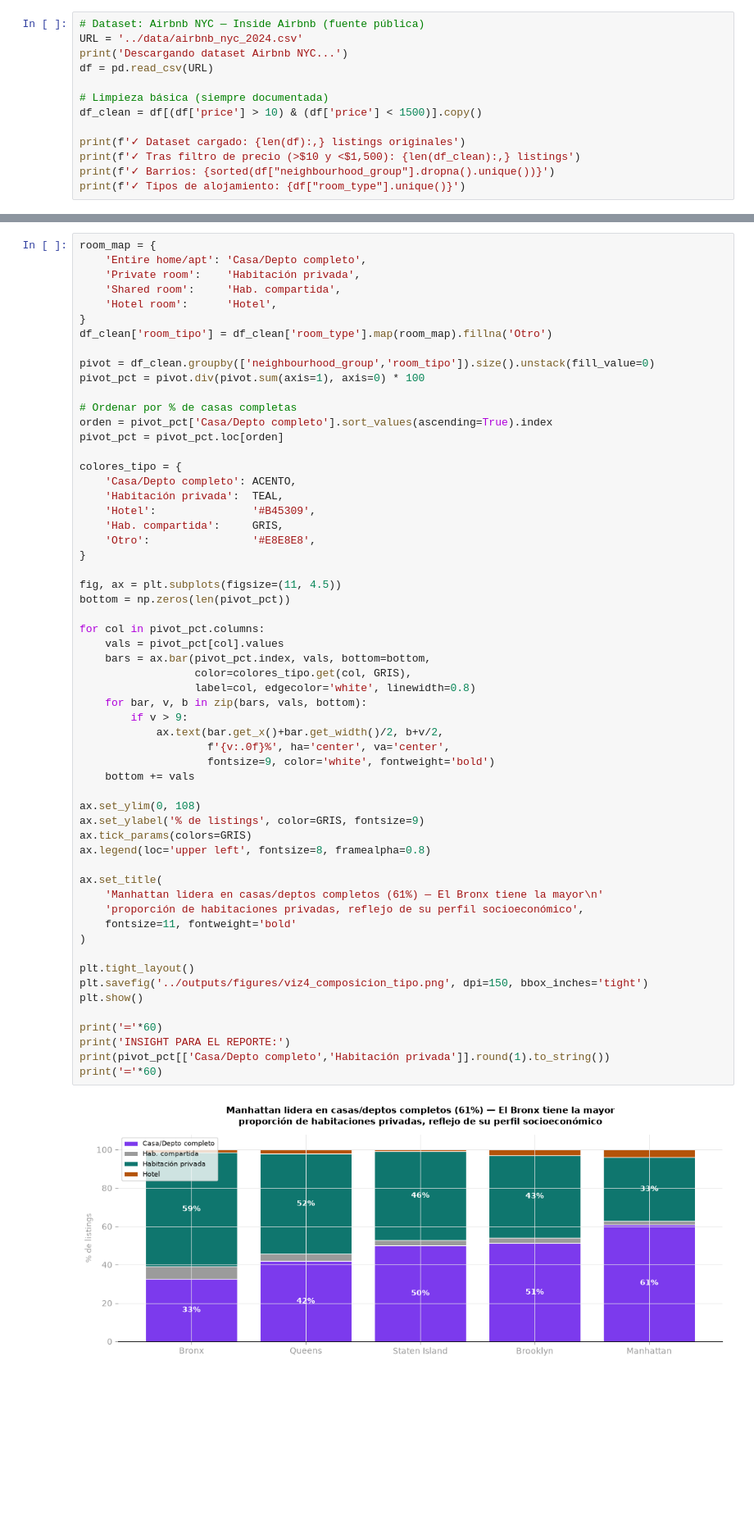
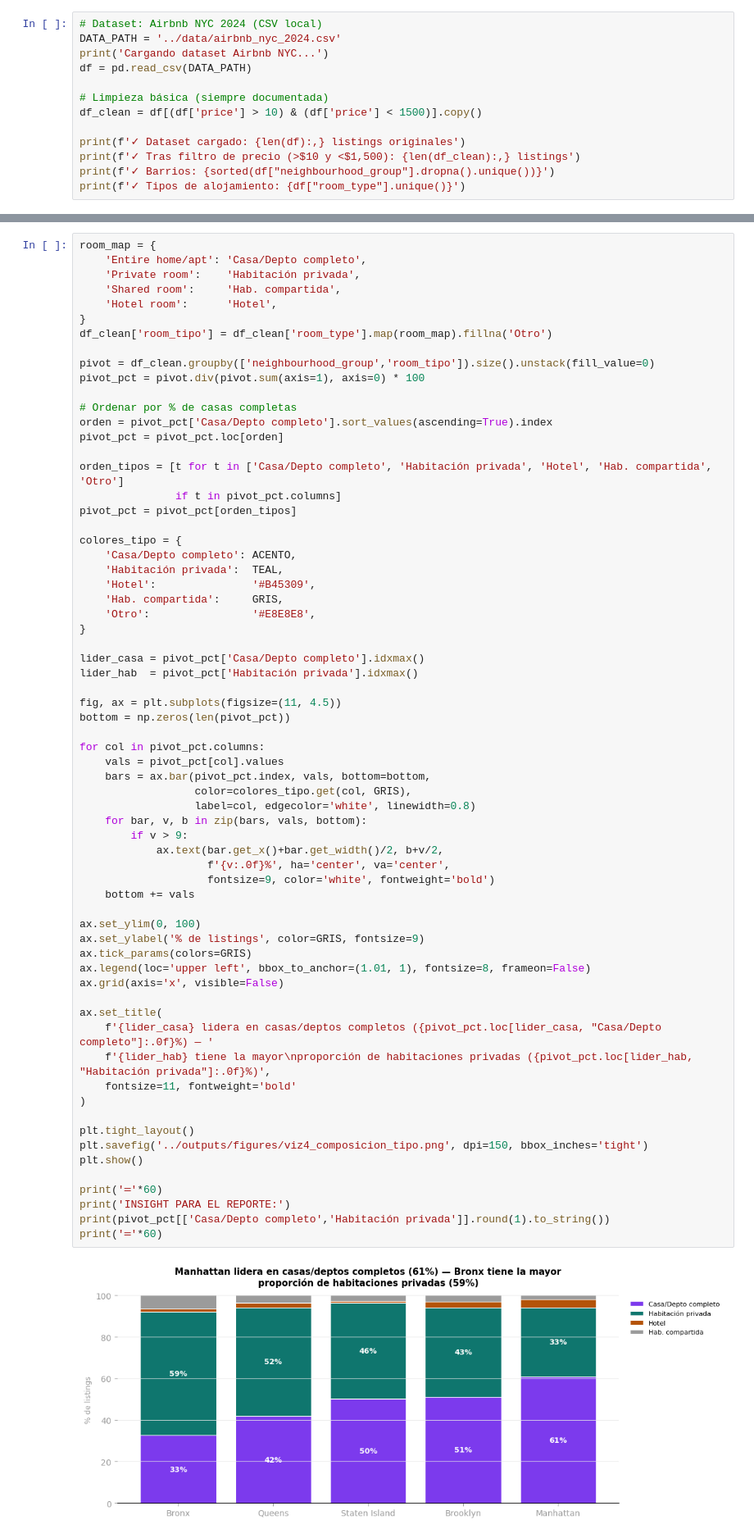
Before and after one commit to JJva-06/airbnb-nyc-data-analysis, a Jupyter notebook: notebooks/analysis.ipynb, the cells around one changed output, grey strips where cells are left out. Shown at 82% size. Cells and saved outputs as stored; diff of their text form; blank space fills up the shorter version.

```diff
--- a/notebooks/analysis.ipynb
+++ b/notebooks/analysis.ipynb
@@ -37,8 +36,8 @@ Paleta: ACENTO (destacar) | TEAL (segunda serie) | GRIS (contexto) | ALERTA (pro
 # %%
-# Dataset: Airbnb NYC — Inside Airbnb (fuente pública)
-URL = '../data/airbnb_nyc_2024.csv'
-print('Descargando dataset Airbnb NYC...')
-df = pd.read_csv(URL)
+# Dataset: Airbnb NYC 2024 (CSV local)
+DATA_PATH = '../data/airbnb_nyc_2024.csv'
+print('Cargando dataset Airbnb NYC...')
+df = pd.read_csv(DATA_PATH)
 
 # Limpieza básica (siempre documentada)
 df_clean = df[(df['price'] > 10) & (df['price'] < 1500)].copy()
@@ -273,6 +278,10 @@ pivot_pct = pivot.div(pivot.sum(axis=1), axis=0) * 100
 orden = pivot_pct['Casa/Depto completo'].sort_values(ascending=True).index
 pivot_pct = pivot_pct.loc[orden]
 
+orden_tipos = [t for t in ['Casa/Depto completo', 'Habitación privada', 'Hotel', 'Hab. compartida', 'Otro']
+               if t in pivot_pct.columns]
+pivot_pct = pivot_pct[orden_tipos]
+
 colores_tipo = {
     'Casa/Depto completo': ACENTO,
     'Habitación privada':  TEAL,
@@ -280,43 +289,47 @@ colores_tipo = {
     'Hab. compartida':     GRIS,
     'Otro':                '#E8E8E8',
 }
+
+lider_casa = pivot_pct['Casa/Depto completo'].idxmax()
+lider_hab  = pivot_pct['Habitación privada'].idxmax()
 
 fig, ax = plt.subplots(figsize=(11, 4.5))
 bottom = np.zeros(len(pivot_pct))
 
 for col in pivot_pct.columns:
     vals = pivot_pct[col].values
     bars = ax.bar(pivot_pct.index, vals, bottom=bottom,
                   color=colores_tipo.get(col, GRIS),
                   label=col, edgecolor='white', linewidth=0.8)
     for bar, v, b in zip(bars, vals, bottom):
         if v > 9:
             ax.text(bar.get_x()+bar.get_width()/2, b+v/2,
                     f'{v:.0f}%', ha='center', va='center',
                     fontsize=9, color='white', fontweight='bold')
     bottom += vals
 
-ax.set_ylim(0, 108)
+ax.set_ylim(0, 100)
 ax.set_ylabel('% de listings', color=GRIS, fontsize=9)
 ax.tick_params(colors=GRIS)
-ax.legend(loc='upper left', fontsize=8, framealpha=0.8)
+ax.legend(loc='upper left', bbox_to_anchor=(1.01, 1), fontsize=8, frameon=False)
+ax.grid(axis='x', visible=False)
 
 ax.set_title(
-    'Manhattan lidera en casas/deptos completos (61%) — El Bronx tiene la mayor\n'
-    'proporción de habitaciones privadas, reflejo de su perfil socioeconómico',
+    f'{lider_casa} lidera en casas/deptos completos ({pivot_pct.loc[lider_casa, "Casa/Depto completo"]:.0f}%) — '
+    f'{lider_hab} tiene la mayor\nproporción de habitaciones privadas ({pivot_pct.loc[lider_hab, "Habitación privada"]:.0f}%)',
     fontsize=11, fontweight='bold'
 )
 
 plt.tight_layout()
 plt.savefig('../outputs/figures/viz4_composicion_tipo.png', dpi=150, bbox_inches='tight')
 plt.show()
 
 print('═'*60)
 print('INSIGHT PARA EL REPORTE:')
 print(pivot_pct[['Casa/Depto completo','Habitación privada']].round(1).to_string())
 print('═'*60)
 # %% [output]
-[figure, old version]
+[figure, new version]
 ════════════════════════════════════════════════════════════
 INSIGHT PARA EL REPORTE:
 room_tipo            Casa/Depto completo  Habitación privada
```
Also changed, not shown: parts of 6 cells of this notebook, 7 other files.
